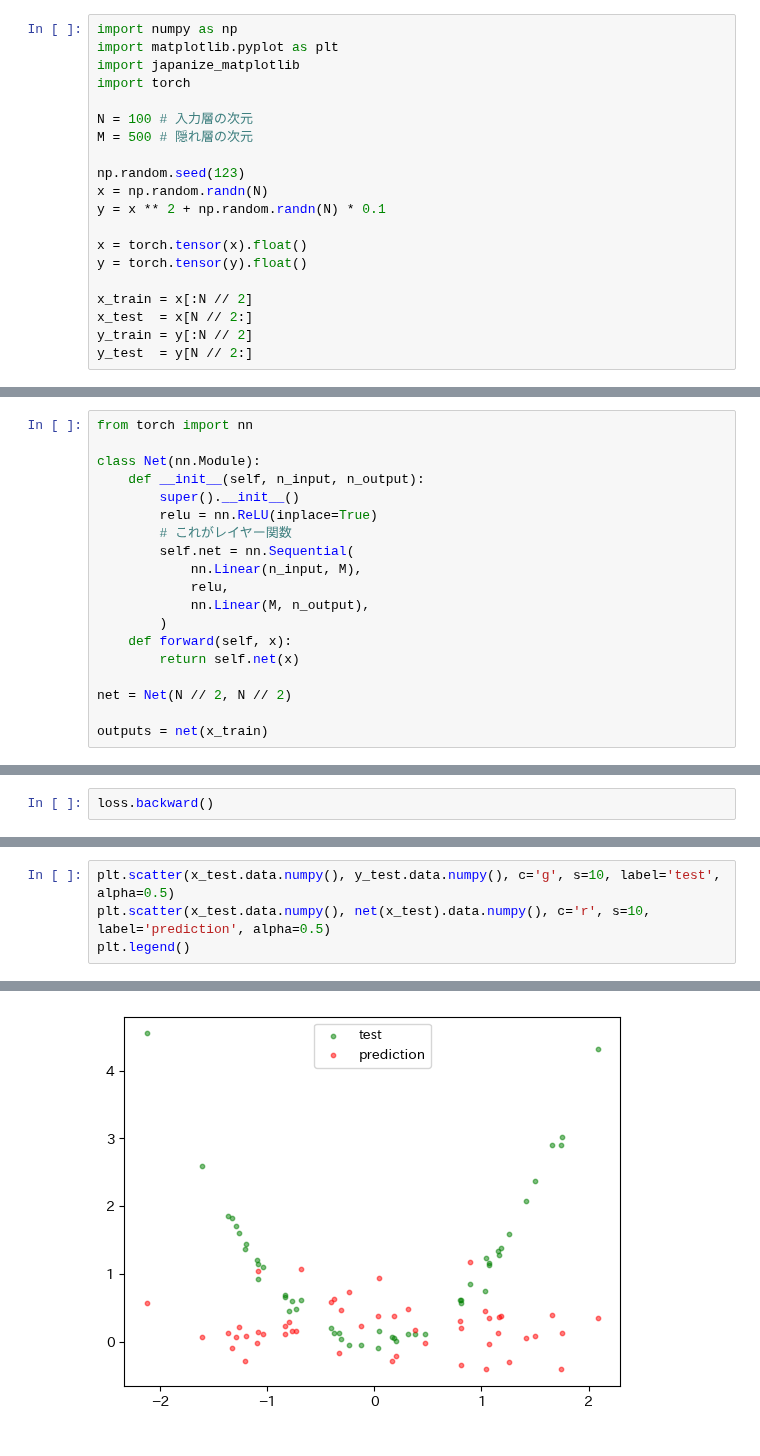
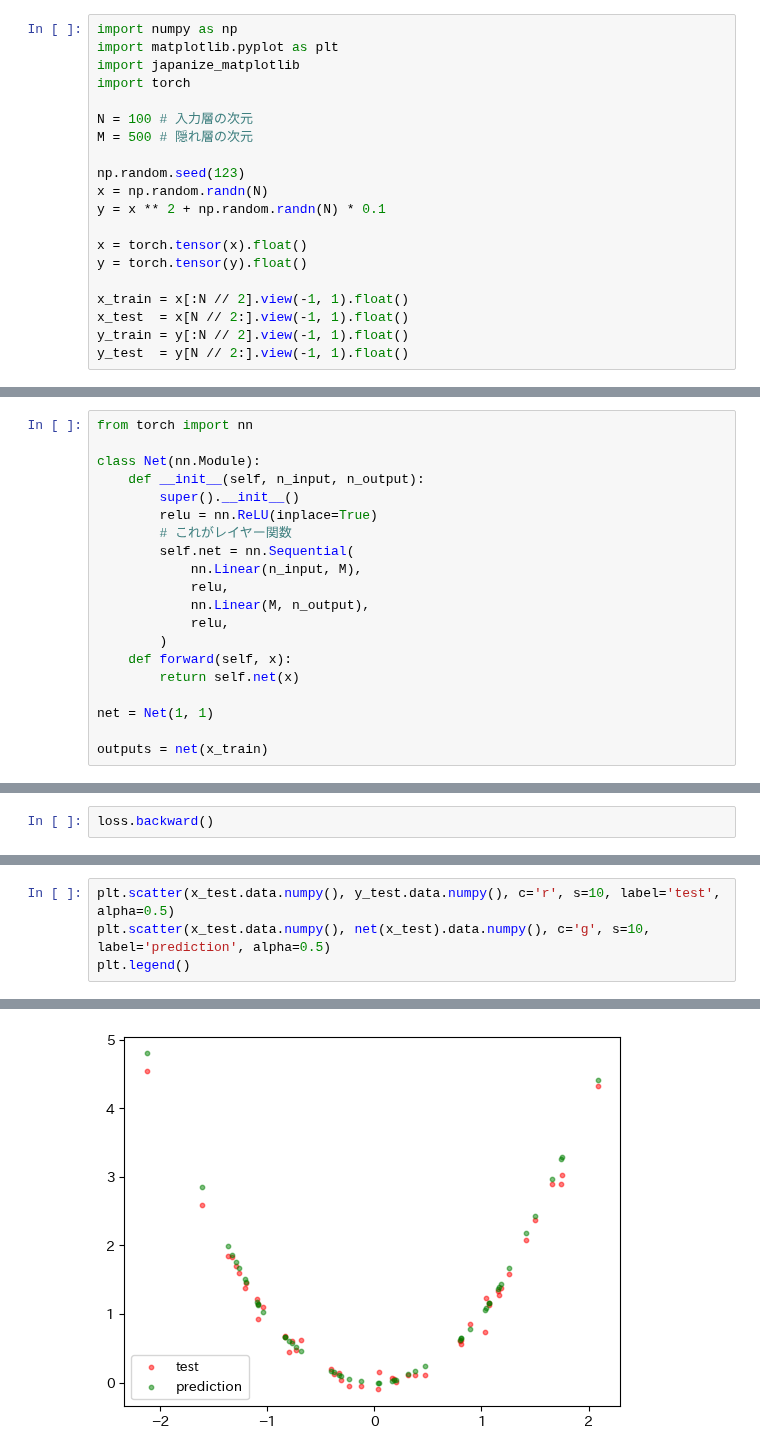
Before and after one commit to Yu5656/machine-learning_101, a Jupyter notebook: torch03.ipynb, the cells around one changed output, grey strips where cells are left out. Cells and saved outputs as stored; diff of their text form.

```diff
--- a/torch03.ipynb
+++ b/torch03.ipynb
@@ -16,10 +16,10 @@ y = x ** 2 + np.random.randn(N) * 0.1
 x = torch.tensor(x).float()
 y = torch.tensor(y).float()
 
-x_train = x[:N // 2]
-x_test  = x[N // 2:]
-y_train = y[:N // 2]
-y_test  = y[N // 2:]
+x_train = x[:N // 2].view(-1, 1).float()
+x_test  = x[N // 2:].view(-1, 1).float()
+y_train = y[:N // 2].view(-1, 1).float()
+y_test  = y[N // 2:].view(-1, 1).float()
 # %%
 plt.scatter(x_train, y_train, c='r', label='train')
 plt.scatter(x_test, y_test, c='g', marker='x', label='test')
@@ -39,11 +39,12 @@ class Net(nn.Module):
             nn.Linear(n_input, M),
             relu,
             nn.Linear(M, n_output),
+            relu,
         )
     def forward(self, x):
         return self.net(x)
 
-net = Net(N // 2, N // 2)
+net = Net(1, 1)
 
 outputs = net(x_train)
 # %%
@@ -137,7 +123,7 @@ plt.legend()
 # %%
-plt.scatter(x_test.data.numpy(), y_test.data.numpy(), c='g', s=10, label='test', alpha=0.5)
-plt.scatter(x_test.data.numpy(), net(x_test).data.numpy(), c='r', s=10, label='prediction', alpha=0.5)
+plt.scatter(x_test.data.numpy(), y_test.data.numpy(), c='r', s=10, label='test', alpha=0.5)
+plt.scatter(x_test.data.numpy(), net(x_test).data.numpy(), c='g', s=10, label='prediction', alpha=0.5)
 plt.legend()
 # %% [output]
 <matplotlib.legend.Legend at 0x...>
-[figure, old version]
+[figure, new version]
```
Also changed, not shown: parts of 5 cells of this notebook, 2 other files.
